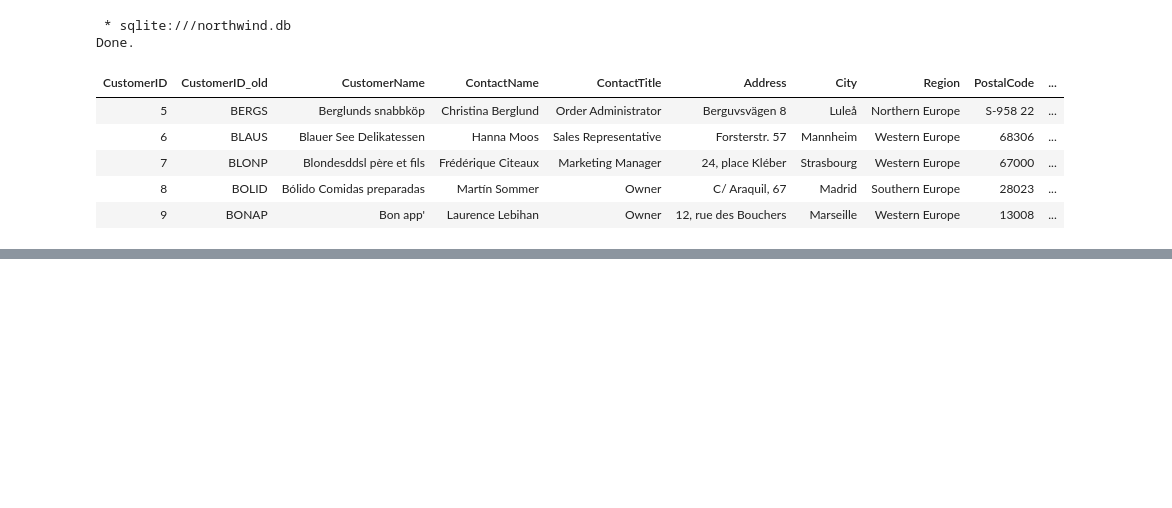
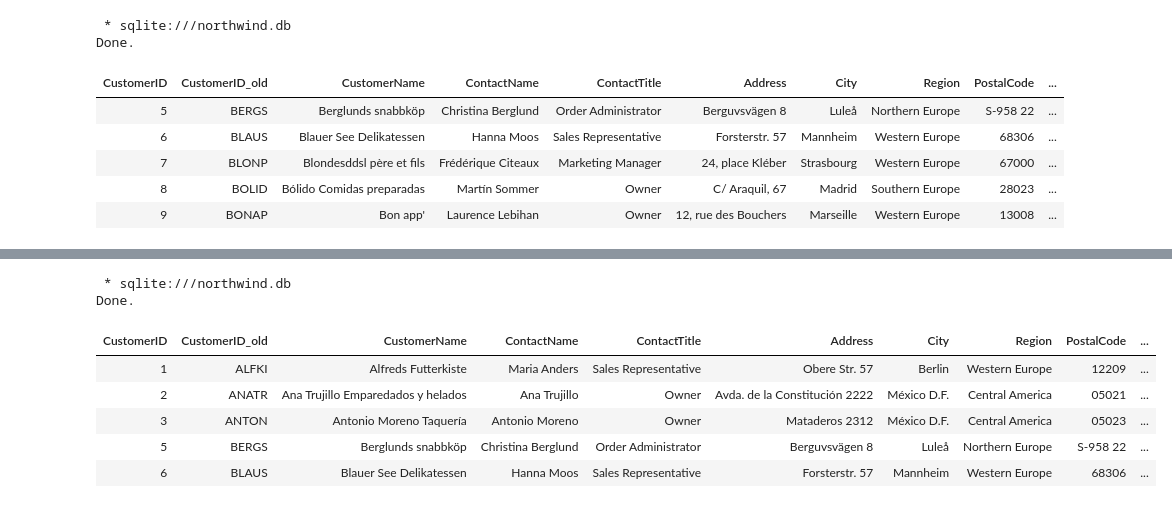
Before and after one commit to MAK8405/SQLHub, a Jupyter notebook: SQL.ipynb, the cells around one changed output, grey strips where cells are left out. Saved outputs shown, nothing was run; the diff lists cells and outputs as text; code cells hidden in the pictures; blank space fills up the shorter version.

```diff
--- a/SQL.ipynb
+++ b/SQL.ipynb
@@ -382,0 +397,14 @@ Done.
+# %%
+%%sql
+SELECT *
+FROM Customers
+WHERE City NOT IN ("Paris","London") LIMIT 5;
+# %% [output]
+ * sqlite:///northwind.db
+Done.
+| CustomerID | CustomerID_old | CustomerName | ContactName | ContactTitle | Address | City | Region | PostalCode | ... |
+| 1 | ALFKI | Alfreds Futterkiste | Maria Anders | Sales Representative | Obere Str. 57 | Berlin | Western Europe | 12209 | ... |
+| 2 | ANATR | Ana Trujillo Emparedados y helados | Ana Trujillo | Owner | Avda. de la Constitución 2222 | México D.F. | Central America | 05021 | ... |
+| 3 | ANTON | Antonio Moreno Taquería | Antonio Moreno | Owner | Mataderos 2312 | México D.F. | Central America | 05023 | ... |
+| 5 | BERGS | Berglunds snabbköp | Christina Berglund | Order Administrator | Berguvsvägen 8 | Luleå | Northern Europe | S-958 22 | ... |
+| 6 | BLAUS | Blauer See Delikatessen | Hanna Moos | Sales Representative | Forsterstr. 57 | Mannheim | Western Europe | 68306 | ... |
```
Also changed, not shown: parts of 1 cell of this notebook.
